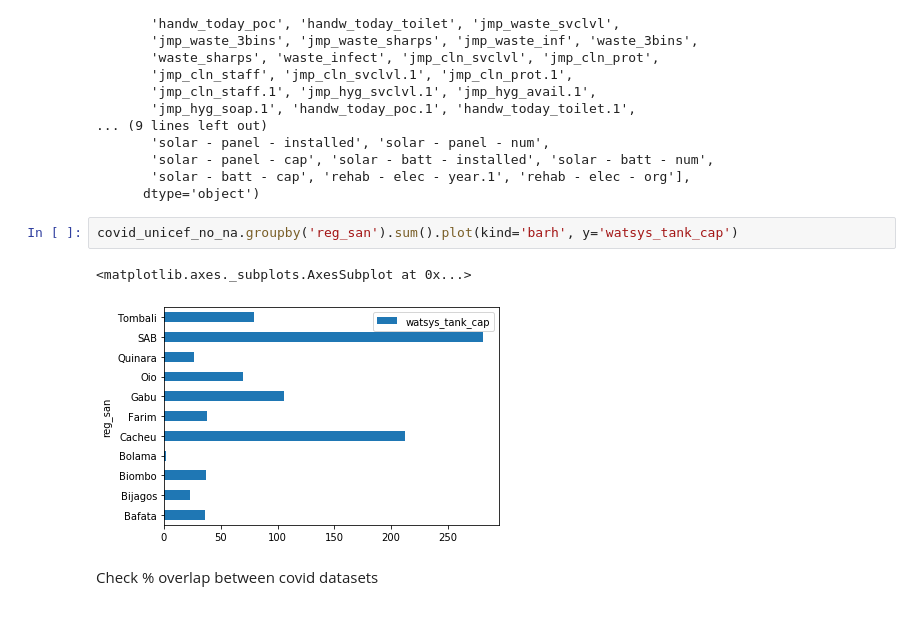
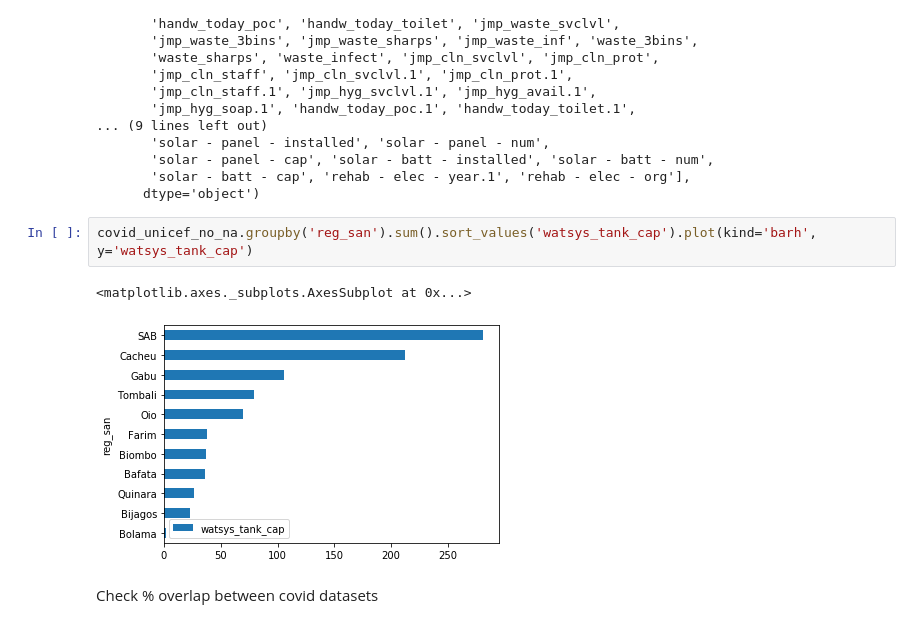
Before and after one commit to gabastil/odi-covid-19, a Jupyter notebook: notebooks/ODI Data Processing.ipynb, the cells around one changed output. Drawn from its saved outputs; the diff is of its cells as text.

```diff
--- a/notebooks/ODI Data Processing.ipynb
+++ b/notebooks/ODI Data Processing.ipynb
@@ -198,10 +203,10 @@ Index(['rcode', 'hcf_name', 'reg_san', 'area_san', 'cds_mwaterid',
        'solar - batt - cap', 'rehab - elec - year.1', 'rehab - elec - org'],
       dtype='object')
 # %%
-covid_unicef_no_na.groupby('reg_san').sum().plot(kind='barh', y='watsys_tank_cap')
+covid_unicef_no_na.groupby('reg_san').sum().sort_values('watsys_tank_cap').plot(kind='barh', y='watsys_tank_cap')
 # %% [output]
 <matplotlib.axes._subplots.AxesSubplot at 0x...>
-[figure, old version]
+[figure, new version]
 # %% [markdown]
 Check % overlap between covid datasets
 # %%
```
Also changed, not shown: parts of 34 cells of this notebook, 1 other file.
